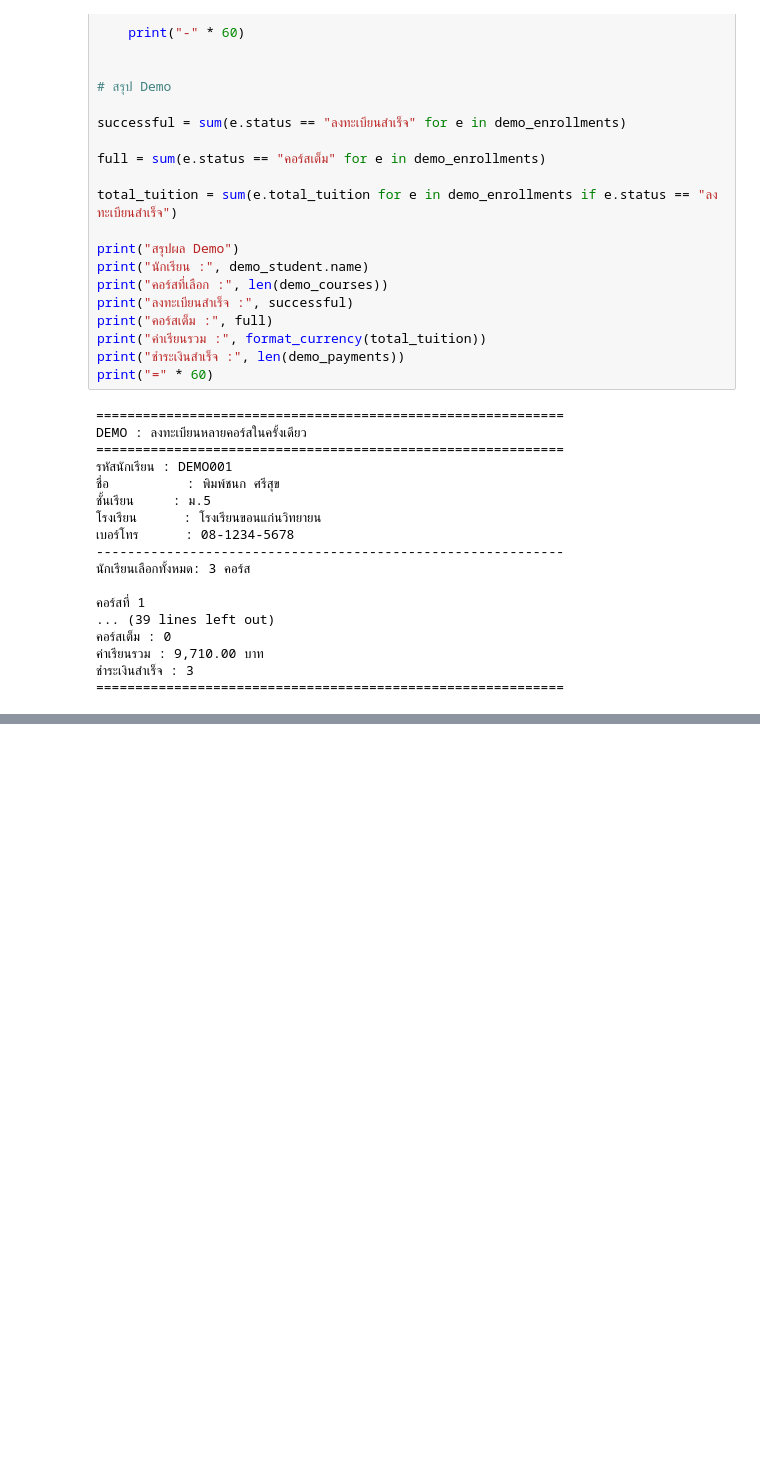
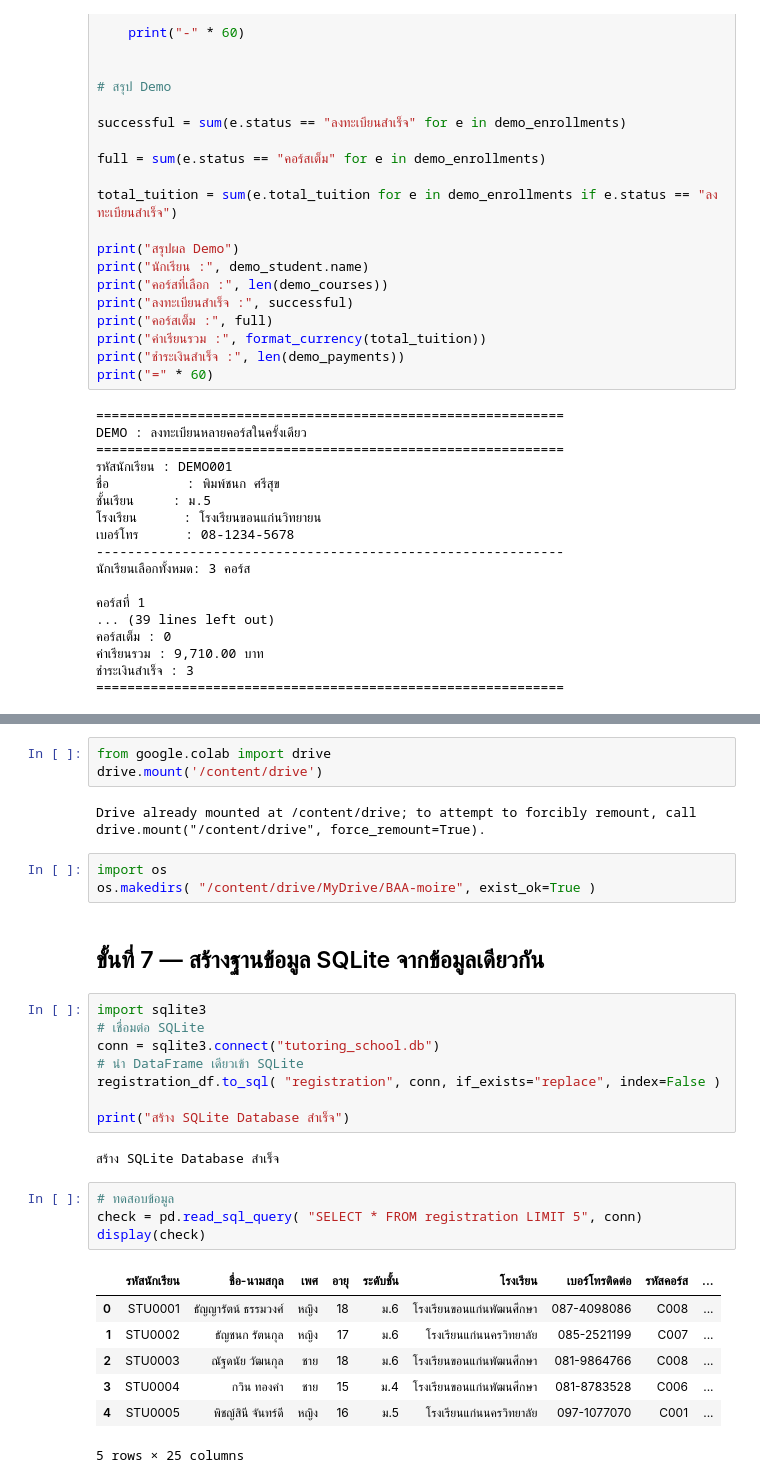
Before and after one commit to stylekkm051049-bit/Project, a Jupyter notebook: กลุ่ม11โรงเรียนกวดวิชา.ipynb, the cells around one changed output, grey strips where cells are left out. Saved outputs shown, nothing was run; the diff lists cells and outputs as text; blank space fills up the shorter version.

```diff
--- a/กลุ่ม11โรงเรียนกวดวิชา.ipynb
+++ b/กลุ่ม11โรงเรียนกวดวิชา.ipynb
@@ -806,0 +978,32 @@ DEMO : ลงทะเบียนหลายคอร์สในครั้
+# %%
+from google.colab import drive
+drive.mount('/content/drive')
+# %% [output]
+Drive already mounted at /content/drive; to attempt to forcibly remount, call drive.mount("/content/drive", force_remount=True).
+# %%
+import os
+os.makedirs( "/content/drive/MyDrive/BAA-moire", exist_ok=True )
+# %% [markdown]
+## ขั้นที่ 7 — สร้างฐานข้อมูล SQLite จากข้อมูลเดียวกัน
+# %%
+import sqlite3
+# เชื่อมต่อ SQLite
+conn = sqlite3.connect("tutoring_school.db")
+# นำ DataFrame เดียวเข้า SQLite
+registration_df.to_sql( "registration", conn, if_exists="replace", index=False )
+
+print("สร้าง SQLite Database สำเร็จ")
+# %% [output]
+สร้าง SQLite Database สำเร็จ
+# %%
+# ทดสอบข้อมูล
+check = pd.read_sql_query( "SELECT * FROM registration LIMIT 5", conn)
+display(check)
+# %% [output]
+|  | รหัสนักเรียน | ชื่อ-นามสกุล | เพศ | อายุ | ระดับชั้น | โรงเรียน | เบอร์โทรติดต่อ | รหัสคอร์ส | ... |
+| 0 | STU0001 | ธัญญารัตน์ ธรรมวงศ์ | หญิง | 18 | ม.6 | โรงเรียนขอนแก่นพัฒนศึกษา | 087-4098086 | C008 | ... |
+| 1 | STU0002 | ธัญชนก รัตนกุล | หญิง | 17 | ม.6 | โรงเรียนแก่นนครวิทยาลัย | 085-2521199 | C007 | ... |
+| 2 | STU0003 | ณัฐดนัย วัฒนกุล | ชาย | 18 | ม.6 | โรงเรียนขอนแก่นพัฒนศึกษา | 081-9864766 | C008 | ... |
+| 3 | STU0004 | กวิน ทองคำ | ชาย | 15 | ม.4 | โรงเรียนขอนแก่นพัฒนศึกษา | 081-8783528 | C006 | ... |
+| 4 | STU0005 | พิชญ์สินี จันทร์ดี | หญิง | 16 | ม.5 | โรงเรียนแก่นนครวิทยาลัย | 097-1077070 | C001 | ... |
+5 rows × 25 columns
```
Also changed, not shown: parts of 8 cells of this notebook.
